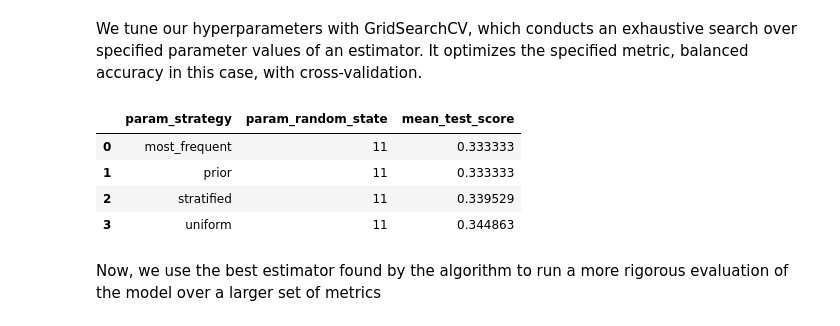
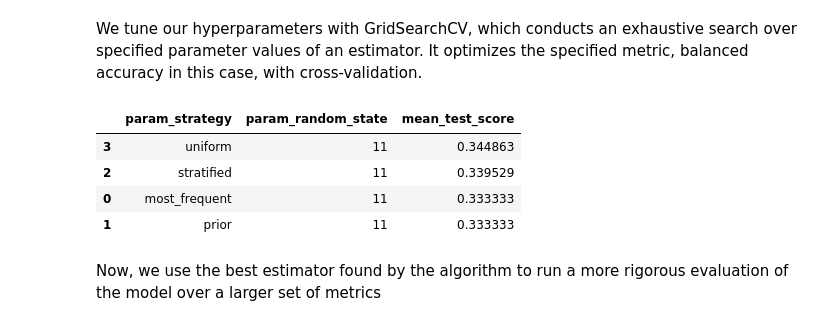
Before and after one commit to curlypetrol/capstone-fuse.ai, a Jupyter notebook: notebooks/1.0-joselierfajardo-dummy_classifier.ipynb, the cells around one changed output. Saved outputs shown, nothing was run; the diff lists cells and outputs as text; code cells hidden in the pictures.

```diff
--- a/notebooks/1.0-joselierfajardo-dummy_classifier.ipynb
+++ b/notebooks/1.0-joselierfajardo-dummy_classifier.ipynb
@@ -83,7 +83,6 @@ We'll use Macro-Averaging as it gives equal weights to each class. It over-empha
 metrics = {
     'accuracy': accuracy_score,
     'balanced_accuracy': balanced_accuracy_score,
-    'recall': lambda y_true, y_pred: recall_score(y_true, y_pred, average='macro', zero_division=0),
     'precision': lambda y_true, y_pred: precision_score(y_true, y_pred, average='macro', zero_division=0),
     'f1_score': lambda y_true, y_pred: f1_score(y_true, y_pred, average='macro', zero_division=0)
 }
@@ -113,16 +112,16 @@ grid_df = pd.DataFrame(grid_search.cv_results_)
 # %%
 # Results are given such that each row corresponds to grid search iteration.
 # Here we extract only the columns that contain the parameters used for the iteration
 # and the mean test score.
 sum_cols = [f"param_{param}" for param in list(params.keys())]
 sum_cols.append('mean_test_score')
-grid_df[sum_cols]
+grid_df[sum_cols].sort_values(by="mean_test_score", ascending=False)
 # %% [output]
 |  | param_strategy | param_random_state | mean_test_score |
+| 3 | uniform | 11 | 0.344863 |
+| 2 | stratified | 11 | 0.339529 |
 | 0 | most_frequent | 11 | 0.333333 |
 | 1 | prior | 11 | 0.333333 |
-| 2 | stratified | 11 | 0.339529 |
-| 3 | uniform | 11 | 0.344863 |
 # %% [markdown]
 Now, we use the best estimator found by the algorithm to run a more rigorous evaluation of the model over a larger set of metrics
 # %%
```
Also changed, not shown: parts of 1 cell of this notebook, 2 other files.
